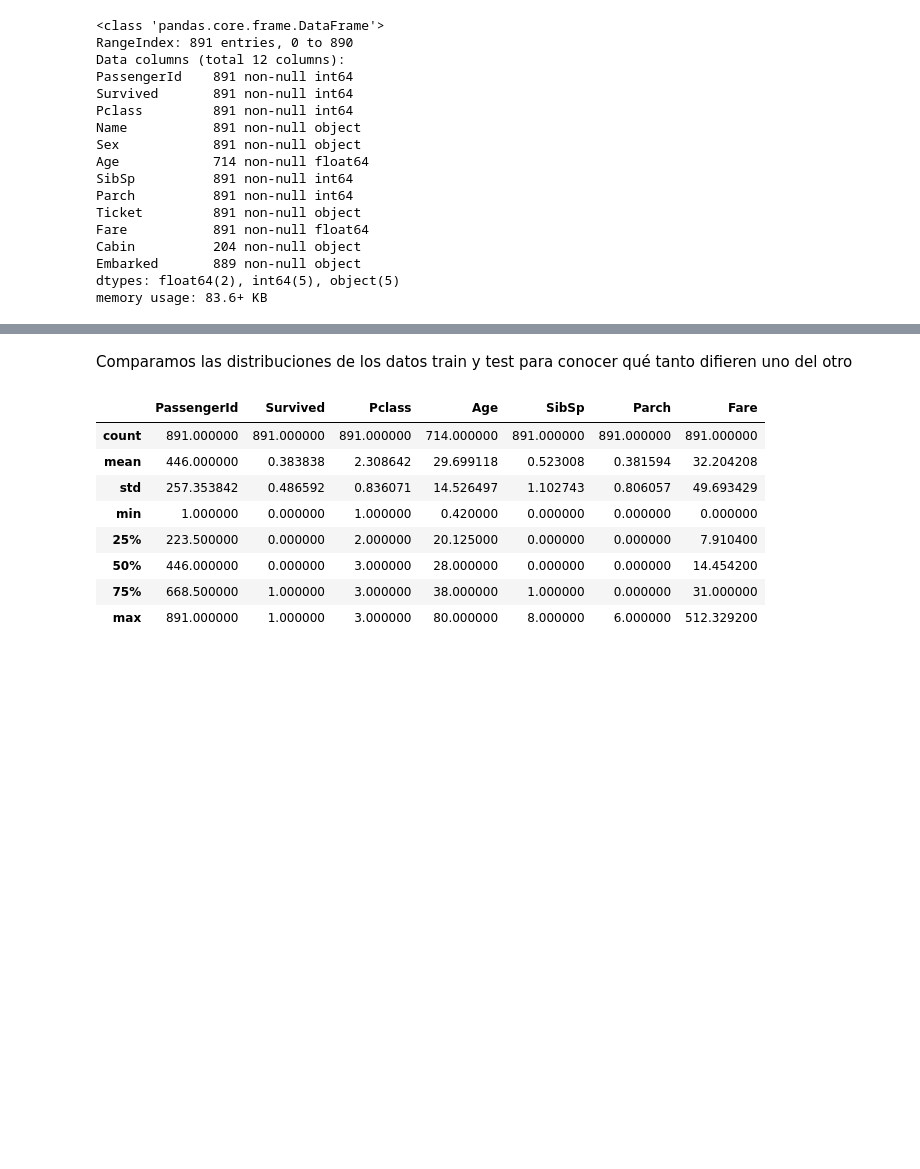
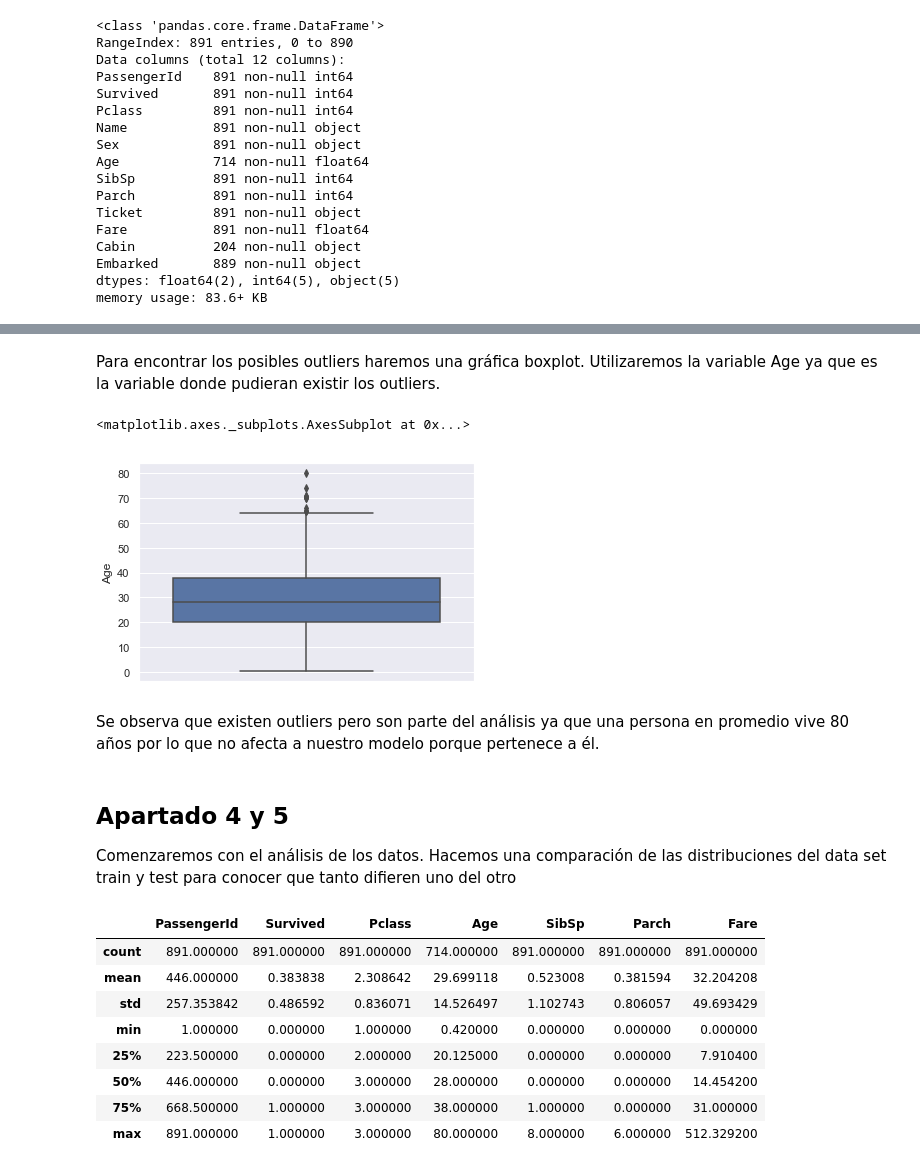
Before and after one commit to cariikat/PythonTitanic, a Jupyter notebook: scr/Limpieza y validacion de los datos.ipynb, the cells around one changed output, grey strips where cells are left out. Saved outputs shown, nothing was run; the diff lists cells and outputs as text; code cells hidden in the pictures; blank space fills up the shorter version.

```diff
--- a/scr/Limpieza y validacion de los datos.ipynb
+++ b/scr/Limpieza y validacion de los datos.ipynb
@@ -29,0 +42,3 @@ dftrain.head(n=4)
+# %%
+dftrain = dftrain.replace('',np.NaN)
+dftrain
@@ -56,5 +107,18 @@ dftest.info()
+# %% [markdown]
+Para encontrar los posibles outliers haremos una gráfica boxplot.
+Utilizaremos la variable Age ya que es la variable donde pudieran existir los outliers.
+# %%
+# Convertimos la variable Age a entero
+sns.boxplot(y = "Age", data=dftrain)
+# %% [output]
+<matplotlib.axes._subplots.AxesSubplot at 0x...>
+[figure, added]
+# %% [markdown]
+Se observa que existen outliers pero son parte del análisis ya que una persona en promedio vive 80 años por lo que no afecta a nuestro modelo porque pertenece a él.
 # %% [markdown]
-Comparamos las distribuciones de los datos train y test para conocer qué tanto difieren uno del otro
+## Apartado 4 y 5
+
+Comenzaremos con el análisis de los datos. Hacemos una comparación de las distribuciones del data set train y test para conocer que tanto difieren uno del otro
 # %%
 # Compare distribution of features in train and test data with describe
 dftrain.describe()
```
Also changed, not shown: parts of 50 cells of this notebook.
